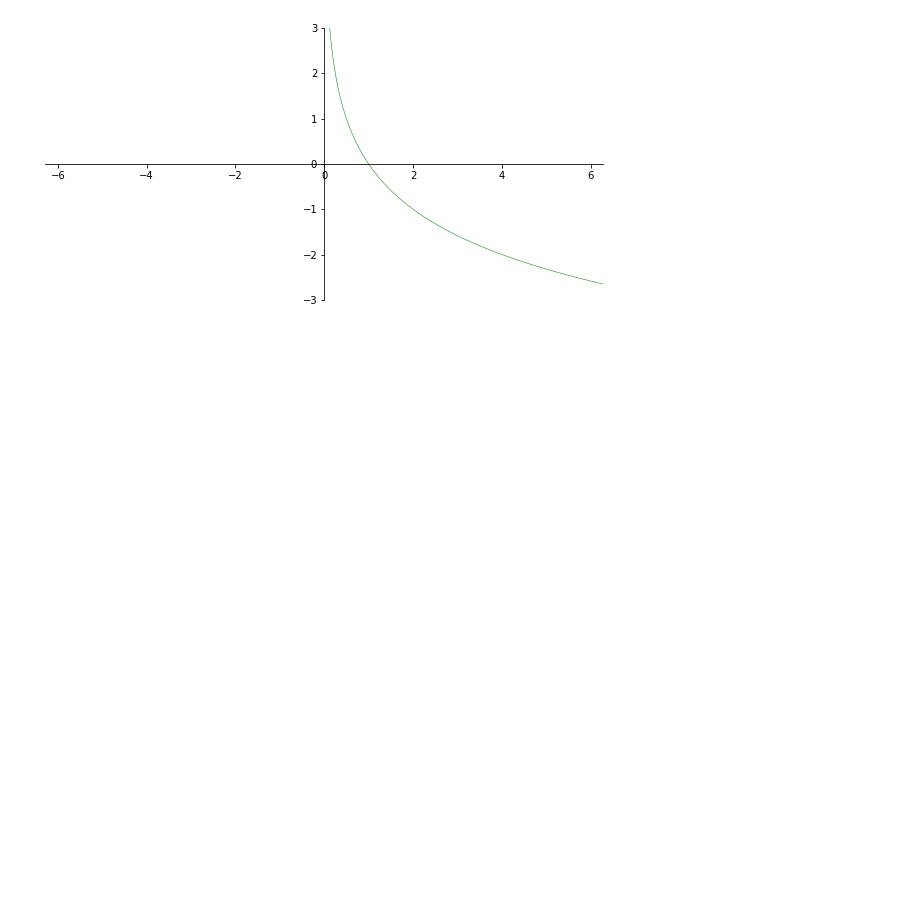
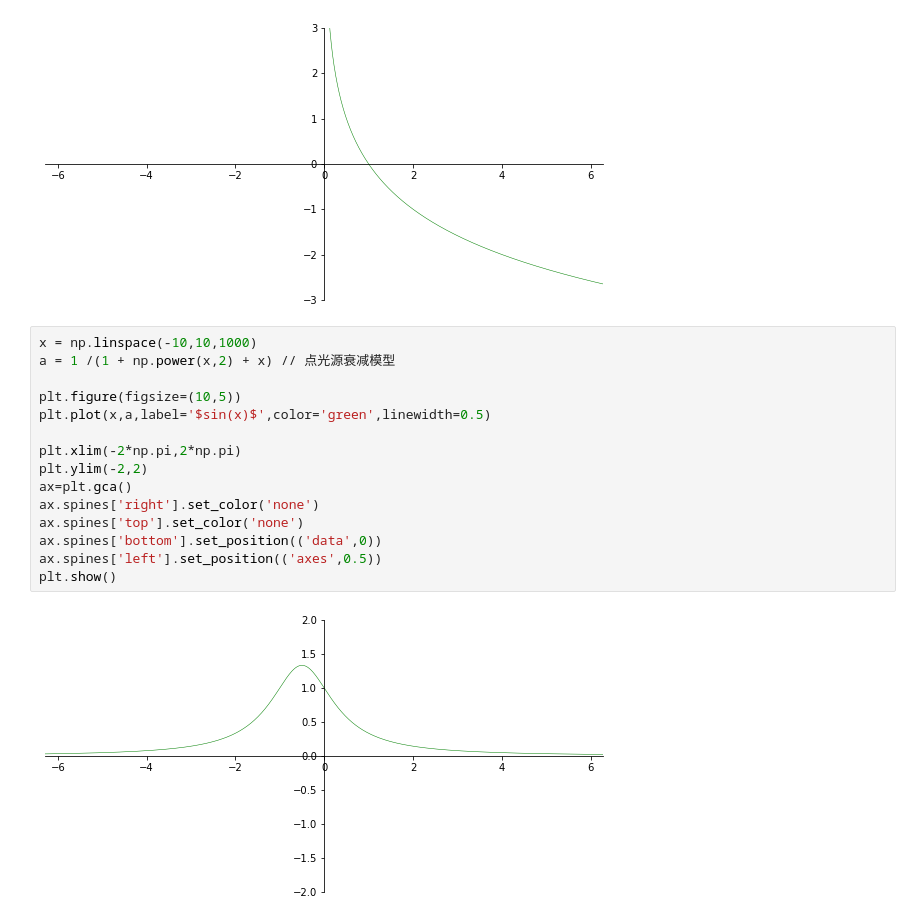
Before and after one commit to qiaogaojian/note_hexo, a Jupyter notebook: Jupyter/高等数学基础.ipynb, the cells around one changed output. Cells and saved outputs as stored; diff of their text form; blank space fills up the shorter version.

```diff
--- a/Jupyter/高等数学基础.ipynb
+++ b/Jupyter/高等数学基础.ipynb
@@ -157,3 +157,20 @@ ax.spines['left'].set_position(('axes',0.5))
 plt.show()
 # %% [output]
 [figure]
+# %%
+x = np.linspace(-10,10,1000)
+a = 1 /(1 + np.power(x,2) + x) // 点光源衰减模型
+
+plt.figure(figsize=(10,5))
+plt.plot(x,a,label='$sin(x)$',color='green',linewidth=0.5)
+
+plt.xlim(-2*np.pi,2*np.pi)
+plt.ylim(-2,2)
+ax=plt.gca()
+ax.spines['right'].set_color('none')
+ax.spines['top'].set_color('none')
+ax.spines['bottom'].set_position(('data',0))
+ax.spines['left'].set_position(('axes',0.5))
+plt.show()
+# %% [output]
+[figure, added]
```
